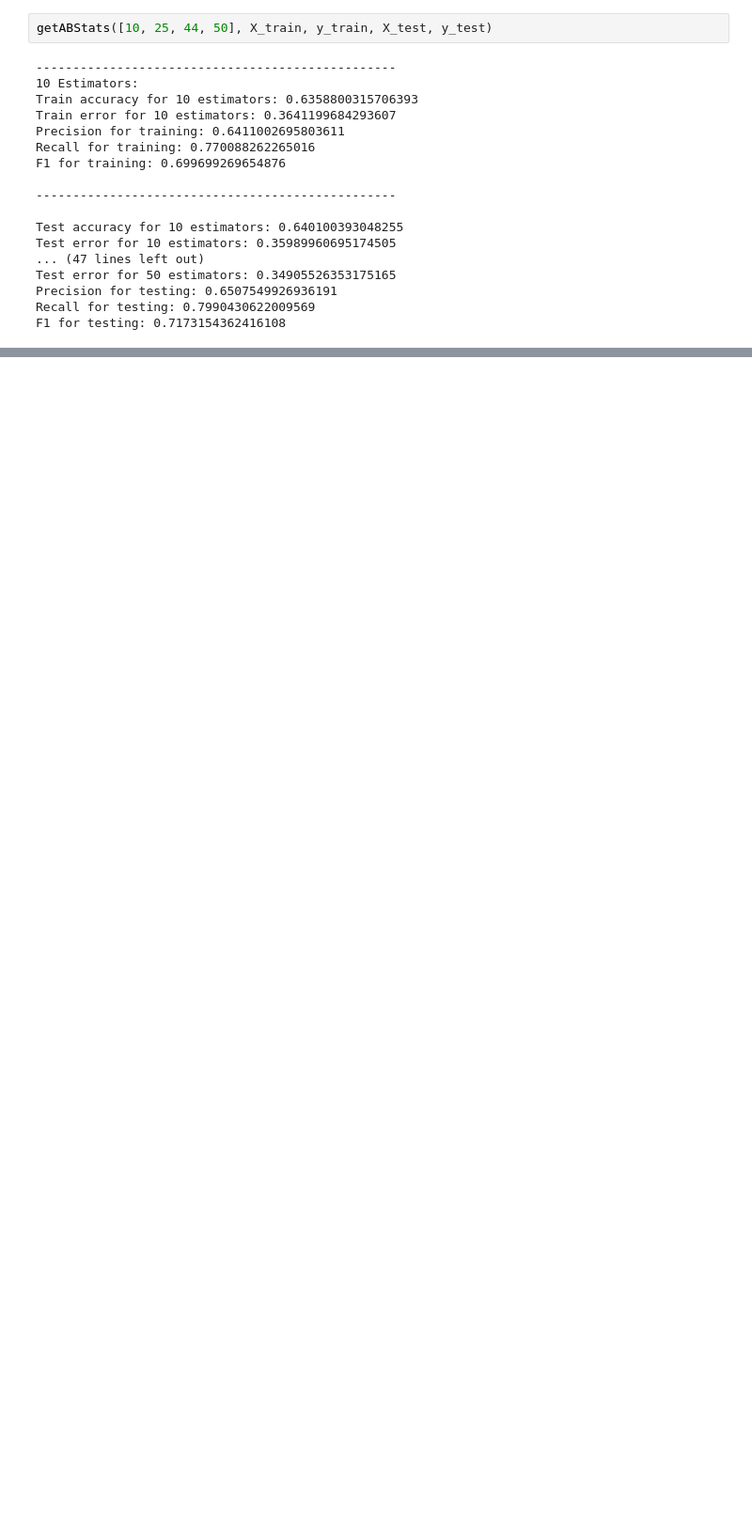
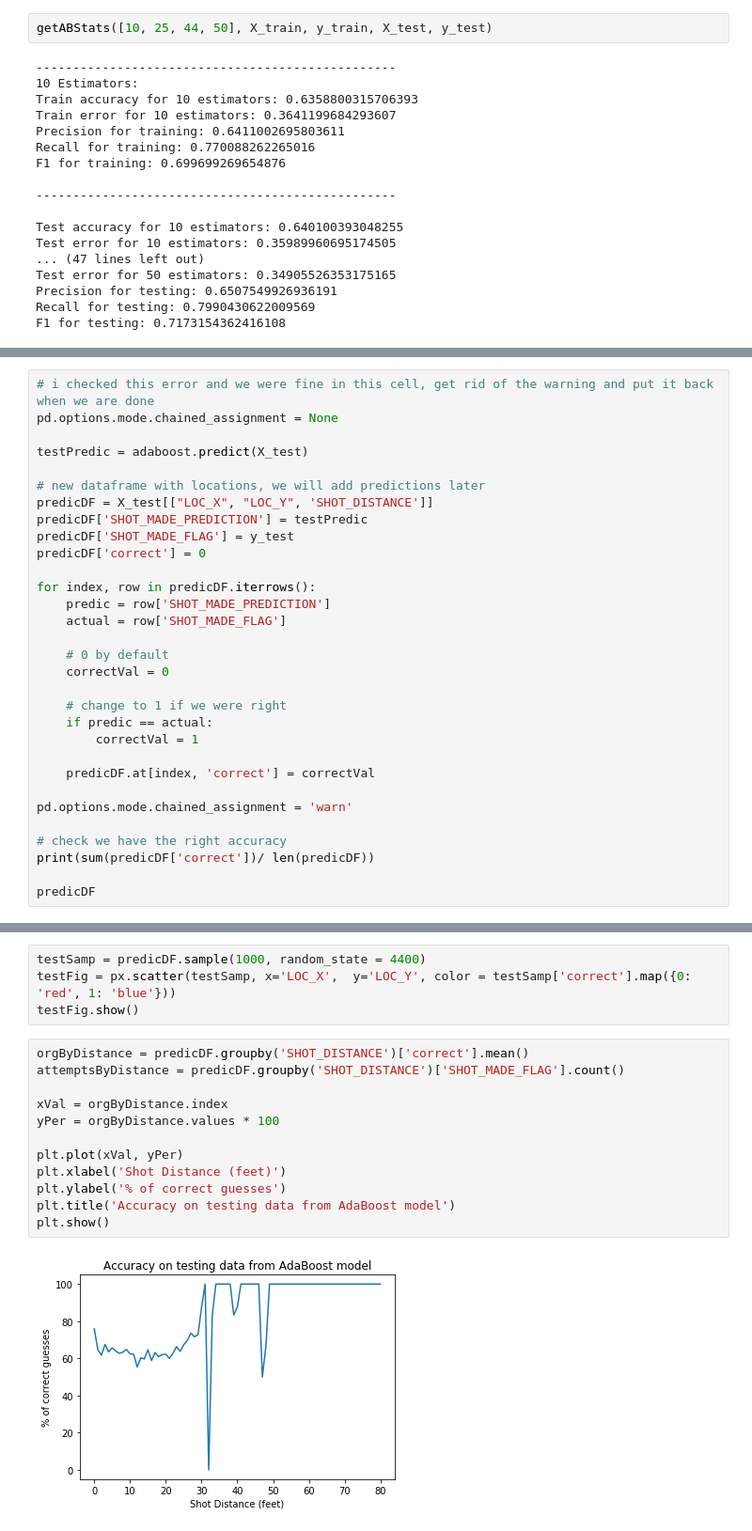
Before and after one commit to tomerzur/NBA-Shot-Prediction, a Jupyter notebook: main.ipynb, the cells around one changed output, grey strips where cells are left out. Shown: that part at 94% size. Cells and saved outputs as stored; diff of their text form; blank space fills up the shorter version.

```diff
--- a/main.ipynb
+++ b/main.ipynb
@@ -557,0 +507,31 @@ X_train, X_test, y_train, y_test = train_test_split(justNumeric, targetHalf, tes
+# %%
+# i checked this error and we were fine in this cell, get rid of the warning and put it back when we are done
+pd.options.mode.chained_assignment = None
+
+testPredic = adaboost.predict(X_test)
+
+# new dataframe with locations, we will add predictions later
+predicDF = X_test[["LOC_X", "LOC_Y", 'SHOT_DISTANCE']]
+predicDF['SHOT_MADE_PREDICTION'] = testPredic
+predicDF['SHOT_MADE_FLAG'] = y_test
+predicDF['correct'] = 0
+
+for index, row in predicDF.iterrows():
+    predic = row['SHOT_MADE_PREDICTION']
+    actual = row['SHOT_MADE_FLAG']
+
+    # 0 by default
+    correctVal = 0
+
+    # change to 1 if we were right
+    if predic == actual:
+        correctVal = 1
+
+    predicDF.at[index, 'correct'] = correctVal
+
+pd.options.mode.chained_assignment = 'warn'
+
+# check we have the right accuracy
+print(sum(predicDF['correct'])/ len(predicDF))
+
+predicDF
@@ -557,0 +553,18 @@ X_train, X_test, y_train, y_test = train_test_split(justNumeric, targetHalf, tes
+# %%
+testSamp = predicDF.sample(1000, random_state = 4400)
+testFig = px.scatter(testSamp, x='LOC_X',  y='LOC_Y', color = testSamp['correct'].map({0: 'red', 1: 'blue'}))
+testFig.show()
+# %%
+orgByDistance = predicDF.groupby('SHOT_DISTANCE')['correct'].mean()
+attemptsByDistance = predicDF.groupby('SHOT_DISTANCE')['SHOT_MADE_FLAG'].count()
+
+xVal = orgByDistance.index
+yPer = orgByDistance.values * 100
+
+plt.plot(xVal, yPer)
+plt.xlabel('Shot Distance (feet)')
+plt.ylabel('% of correct guesses')
+plt.title('Accuracy on testing data from AdaBoost model')
+plt.show()
+# %% [output]
+[figure, added]
```
Also changed, not shown: parts of 32 cells of this notebook.
